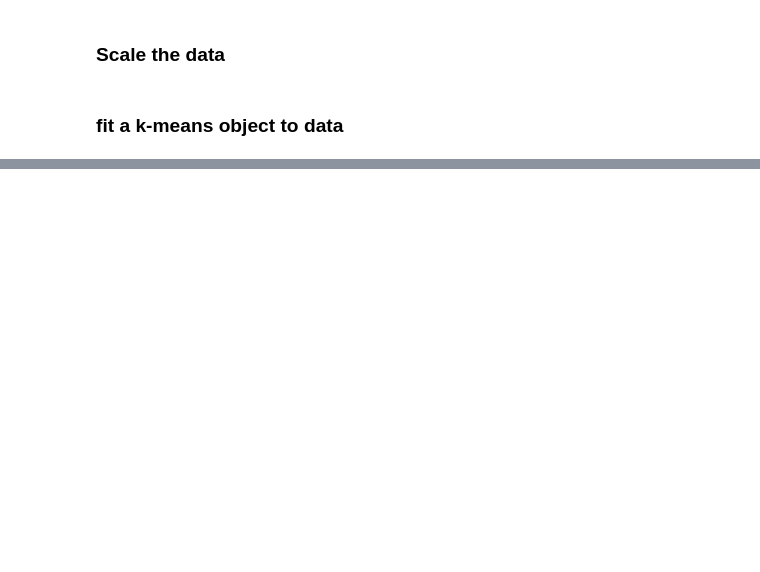
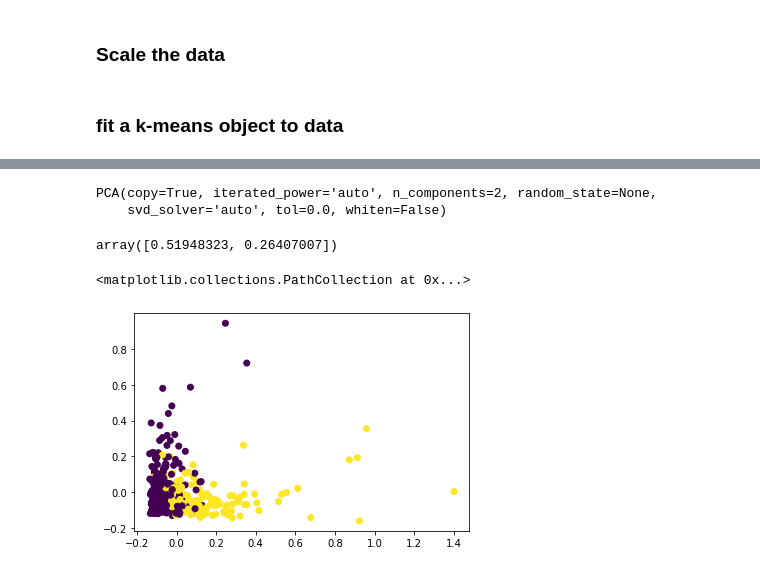
Before and after one commit to MackRoe/PCA_Kmeans, a Jupyter notebook: HW3.ipynb, the cells around one changed output, grey strips where cells are left out. Drawn from its saved outputs; the diff is of its cells as text; code cells hidden in the pictures; blank space fills up the shorter version.

```diff
--- a/HW3.ipynb
+++ b/HW3.ipynb
@@ -76,0 +141,20 @@ kmeans = KMeans(n_clusters=2, random_state=0).fit(X)
+# %%
+pca = PCA(n_components=2)
+# %%
+pca.fit(scaled_df)
+# %% [output]
+PCA(copy=True, iterated_power='auto', n_components=2, random_state=None,
+    svd_solver='auto', tol=0.0, whiten=False)
+# %%
+pca_2d = pca.transform(scaled_df)
+# %%
+pca.explained_variance_ratio_
+# %% [output]
+array([0.51948323, 0.26407007])
+# %%
+# PCA scatter view
+
+plt.scatter(pca_2d[:,0],pca_2d[:, 1], c=channel)
+# %% [output]
+<matplotlib.collections.PathCollection at 0x...>
+[figure, added]
```
Also changed, not shown: parts of 16 cells of this notebook.
